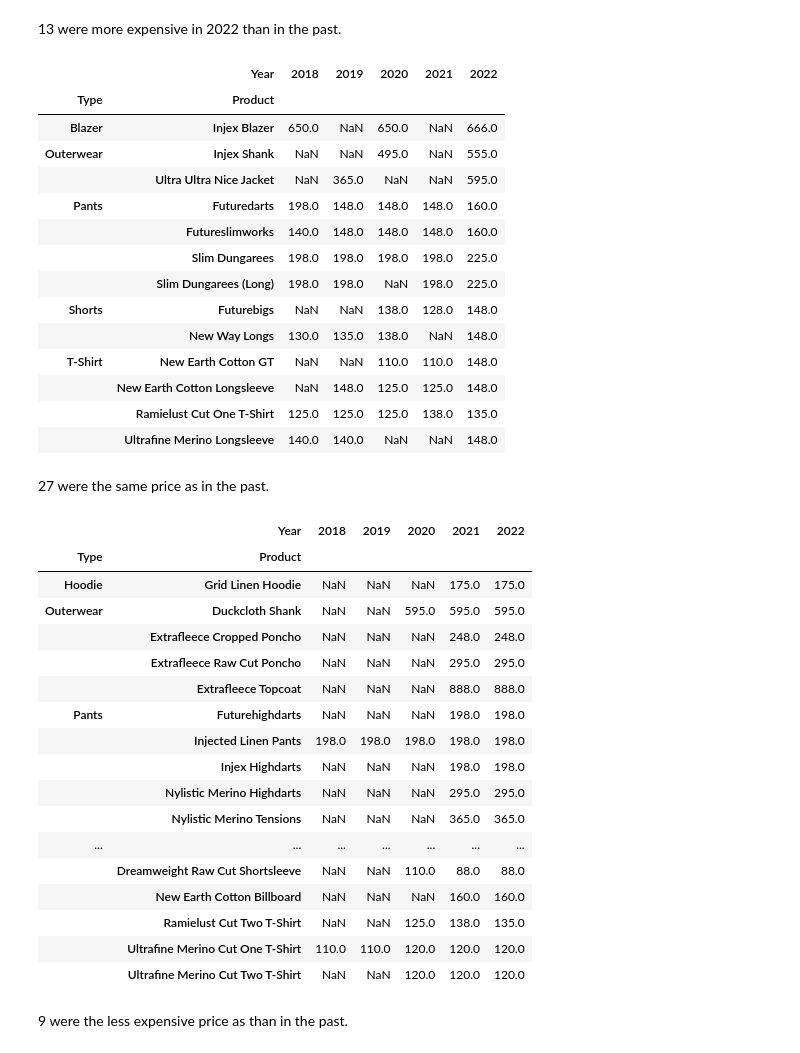
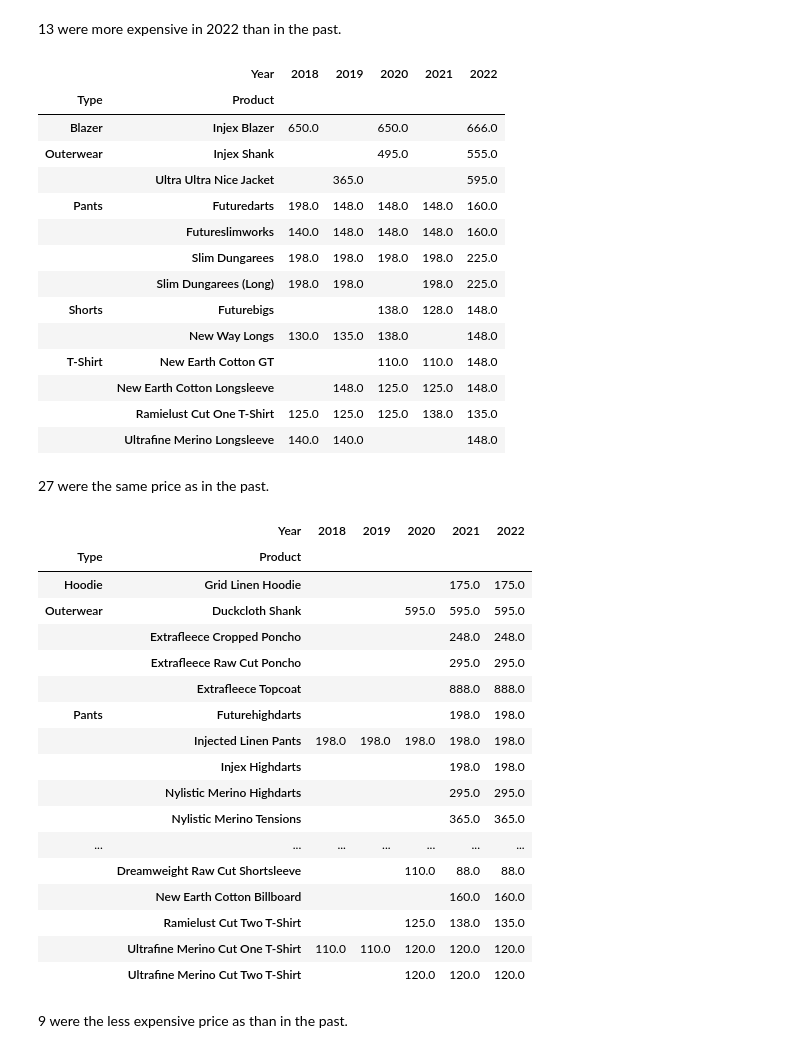
Before and after one commit to ciyer/outlier, a Jupyter notebook: public/articles/2022-review/2022-review.ipynb, the cells around one changed output. Cells and saved outputs as stored; diff of their text form; code cells hidden in the pictures.

```diff
--- a/public/articles/2022-review/2022-review.ipynb
+++ b/public/articles/2022-review/2022-review.ipynb
@@ -379,49 +392,49 @@ Markdown(f"{len(more_expensive_df)} were more expensive in 2022 than in the past
 # %% [output]
 13 were more expensive in 2022 than in the past.
 # %%
-more_expensive_df
+more_expensive_df.fillna("")
 # %% [output]
 |  | Year | 2018 | 2019 | 2020 | 2021 | 2022 |
 | Type | Product |  |  |  |  |  |
-| Blazer | Injex Blazer | 650.0 | NaN | 650.0 | NaN | 666.0 |
-| Outerwear | Injex Shank | NaN | NaN | 495.0 | NaN | 555.0 |
-|  | Ultra Ultra Nice Jacket | NaN | 365.0 | NaN | NaN | 595.0 |
+| Blazer | Injex Blazer | 650.0 |  | 650.0 |  | 666.0 |
+| Outerwear | Injex Shank |  |  | 495.0 |  | 555.0 |
+|  | Ultra Ultra Nice Jacket |  | 365.0 |  |  | 595.0 |
 | Pants | Futuredarts | 198.0 | 148.0 | 148.0 | 148.0 | 160.0 |
 |  | Futureslimworks | 140.0 | 148.0 | 148.0 | 148.0 | 160.0 |
 |  | Slim Dungarees | 198.0 | 198.0 | 198.0 | 198.0 | 225.0 |
-|  | Slim Dungarees (Long) | 198.0 | 198.0 | NaN | 198.0 | 225.0 |
-| Shorts | Futurebigs | NaN | NaN | 138.0 | 128.0 | 148.0 |
-|  | New Way Longs | 130.0 | 135.0 | 138.0 | NaN | 148.0 |
-| T-Shirt | New Earth Cotton GT | NaN | NaN | 110.0 | 110.0 | 148.0 |
-|  | New Earth Cotton Longsleeve | NaN | 148.0 | 125.0 | 125.0 | 148.0 |
+|  | Slim Dungarees (Long) | 198.0 | 198.0 |  | 198.0 | 225.0 |
+| Shorts | Futurebigs |  |  | 138.0 | 128.0 | 148.0 |
+|  | New Way Longs | 130.0 | 135.0 | 138.0 |  | 148.0 |
+| T-Shirt | New Earth Cotton GT |  |  | 110.0 | 110.0 | 148.0 |
+|  | New Earth Cotton Longsleeve |  | 148.0 | 125.0 | 125.0 | 148.0 |
 |  | Ramielust Cut One T-Shirt | 125.0 | 125.0 | 125.0 | 138.0 | 135.0 |
-|  | Ultrafine Merino Longsleeve | 140.0 | 140.0 | NaN | NaN | 148.0 |
+|  | Ultrafine Merino Longsleeve | 140.0 | 140.0 |  |  | 148.0 |
 # %%
 same_price_df = recent_reupped_df[recent_reupped_df[2022] == recent_reupped_df.median(axis=1)]
 Markdown(f"{len(same_price_df)} were the same price as in the past.")
 # %% [output]
 27 were the same price as in the past.
 # %%
-same_price_df
+same_price_df.fillna("")
 # %% [output]
 |  | Year | 2018 | 2019 | 2020 | 2021 | 2022 |
 | Type | Product |  |  |  |  |  |
-| Hoodie | Grid Linen Hoodie | NaN | NaN | NaN | 175.0 | 175.0 |
-| Outerwear | Duckcloth Shank | NaN | NaN | 595.0 | 595.0 | 595.0 |
-|  | Extrafleece Cropped Poncho | NaN | NaN | NaN | 248.0 | 248.0 |
-|  | Extrafleece Raw Cut Poncho | NaN | NaN | NaN | 295.0 | 295.0 |
-|  | Extrafleece Topcoat | NaN | NaN | NaN | 888.0 | 888.0 |
-| Pants | Futurehighdarts | NaN | NaN | NaN | 198.0 | 198.0 |
+| Hoodie | Grid Linen Hoodie |  |  |  | 175.0 | 175.0 |
+| Outerwear | Duckcloth Shank |  |  | 595.0 | 595.0 | 595.0 |
+|  | Extrafleece Cropped Poncho |  |  |  | 248.0 | 248.0 |
+|  | Extrafleece Raw Cut Poncho |  |  |  | 295.0 | 295.0 |
+|  | Extrafleece Topcoat |  |  |  | 888.0 | 888.0 |
+| Pants | Futurehighdarts |  |  |  | 198.0 | 198.0 |
 |  | Injected Linen Pants | 198.0 | 198.0 | 198.0 | 198.0 | 198.0 |
-|  | Injex Highdarts | NaN | NaN | NaN | 198.0 | 198.0 |
-|  | Nylistic Merino Highdarts | NaN | NaN | NaN | 295.0 | 295.0 |
-|  | Nylistic Merino Tensions | NaN | NaN | NaN | 365.0 | 365.0 |
+|  | Injex Highdarts |  |  |  | 198.0 | 198.0 |
+|  | Nylistic Merino Highdarts |  |  |  | 295.0 | 295.0 |
+|  | Nylistic Merino Tensions |  |  |  | 365.0 | 365.0 |
 | ... | ... | ... | ... | ... | ... | ... |
-|  | Dreamweight Raw Cut Shortsleeve | NaN | NaN | 110.0 | 88.0 | 88.0 |
-|  | New Earth Cotton Billboard | NaN | NaN | NaN | 160.0 | 160.0 |
-|  | Ramielust Cut Two T-Shirt | NaN | NaN | 125.0 | 138.0 | 135.0 |
+|  | Dreamweight Raw Cut Shortsleeve |  |  | 110.0 | 88.0 | 88.0 |
+|  | New Earth Cotton Billboard |  |  |  | 160.0 | 160.0 |
+|  | Ramielust Cut Two T-Shirt |  |  | 125.0 | 138.0 | 135.0 |
 |  | Ultrafine Merino Cut One T-Shirt | 110.0 | 110.0 | 120.0 | 120.0 | 120.0 |
-|  | Ultrafine Merino Cut Two T-Shirt | NaN | NaN | 120.0 | 120.0 | 120.0 |
+|  | Ultrafine Merino Cut Two T-Shirt |  |  | 120.0 | 120.0 | 120.0 |
 # %%
 cheaper_df = recent_reupped_df[recent_reupped_df[2022] < recent_reupped_df.median(axis=1)]
 Markdown(f"{len(cheaper_df)} were the less expensive price as than in the past.")
```
Also changed, not shown: parts of 15 cells of this notebook.
